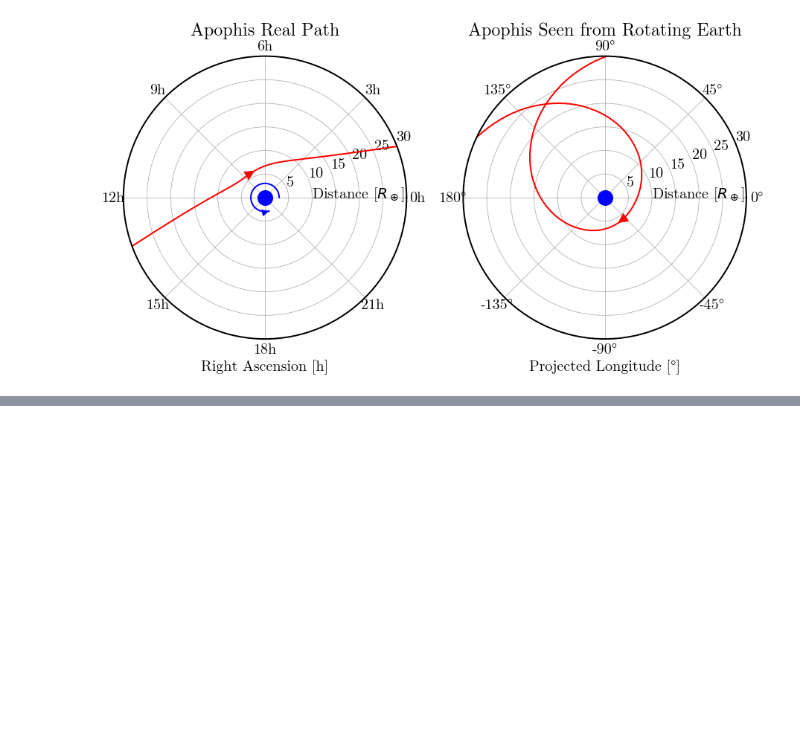
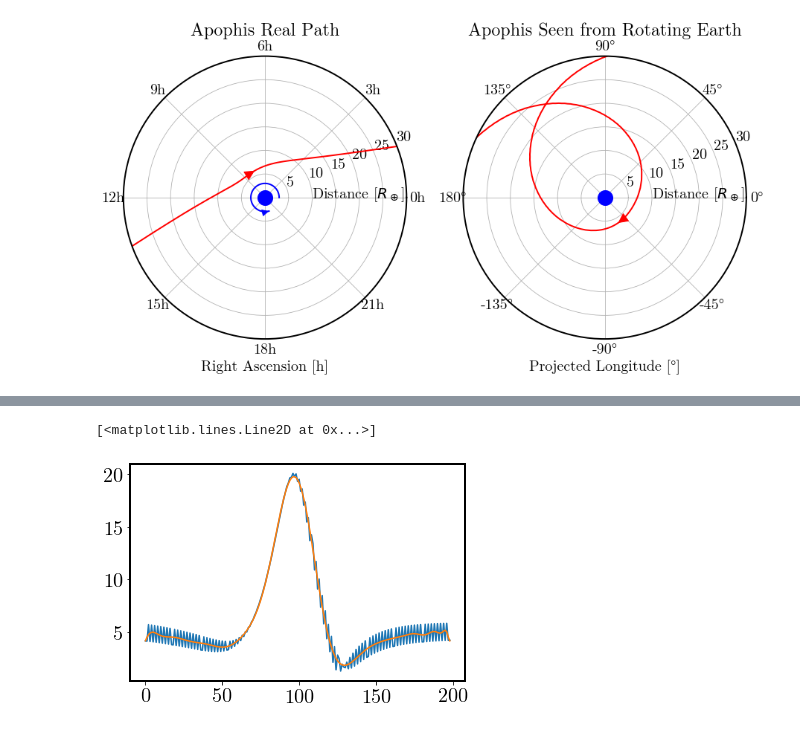
Before and after one commit to AgustinVallejo/Apophis, a Jupyter notebook: New Notebooks/0. Graphs.ipynb, the cells around one changed output, grey strips where cells are left out. Saved outputs shown, nothing was run; the diff lists cells and outputs as text; code cells hidden in the pictures; blank space fills up the shorter version.

```diff
--- a/New Notebooks/0. Graphs.ipynb
+++ b/New Notebooks/0. Graphs.ipynb
@@ -333,0 +348,43 @@ plt.savefig(name+".png",bbox_inches='tight')
+# %%
+def rot(dl):
+    time=pd.to_datetime(dl.date)
+    dt=(time.iloc[1]-time.iloc[0]).total_seconds()*u.s # time increment in dl
+    lon=(dl.lonR.to_numpy())*u.deg.to(u.rad) # sub-radar longitude to radians
+    lat=(dl.latR.to_numpy())*u.deg.to(u.rad) # sub-radar latitude to radians
+    x=np.sin(lat)*np.cos(lon) # unit vector coord x
+    y=np.sin(lat)*np.sin(lon) # unit vector coord y
+    z=np.cos(lat) # unit vector coord z
+    pointing=np.vstack((x,y,z)).T # unit vector of subradar pointing
+    dtheta=np.arccos((pointing[1:]*pointing[:-1]).sum(axis=1)) # change in angle from moment to moment
+    omega=dtheta/dt # angular frequency
+    period=2*np.pi/omega # return rotation period
+    rotfreq=1/period # rotation frequency
+    phi=lat[1:] # subradar latitude
+    return omega.to(1/u.h)*u.rad.to(u.deg)
+
+def rot0(dl):
+    time=pd.to_datetime(dl.date)
+    dt=(time.iloc[1]-time.iloc[0]).total_seconds()*u.s # time increment in dl
+    lon=(dl.lon.to_numpy())*u.deg.to(u.rad) # sub-radar longitude to radians
+    lat=(dl.lat.to_numpy())*u.deg.to(u.rad) # sub-radar latitude to radians
+    x=np.sin(lat)*np.cos(lon) # unit vector coord x
+    y=np.sin(lat)*np.sin(lon) # unit vector coord y
+    z=np.cos(lat) # unit vector coord z
+    pointing=np.vstack((x,y,z)).T # unit vector of subradar pointing
+    dtheta=np.arccos((pointing[1:]*pointing[:-1]).sum(axis=1)) # change in angle from moment to moment
+    omega=dtheta/dt # angular frequency
+    period=2*np.pi/omega # return rotation period
+    rotfreq=1/period # rotation frequency
+    phi=lat[1:] # subradar latitude
+    return omega.to(1/u.h)*u.rad.to(u.deg)
+# %%
+period2 = rot(subradar_points)
+poly = np.polyfit(range(199),period2.value, deg=50)
+p = np.poly1d(poly)
+period3 = p(range(199))
+plt.figure(figsize=(10,8))
+plt.plot(period2)
+plt.plot(period3)
+# %% [output]
+[<matplotlib.lines.Line2D at 0x...>]
+[figure, added]
```
Also changed, not shown: parts of 7 cells of this notebook, 16 other files.
